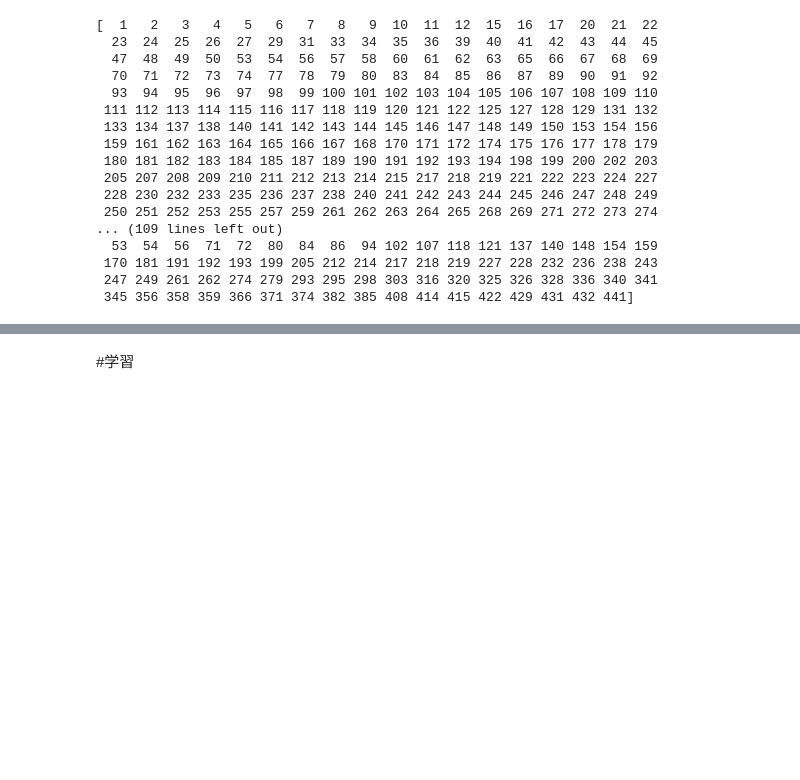
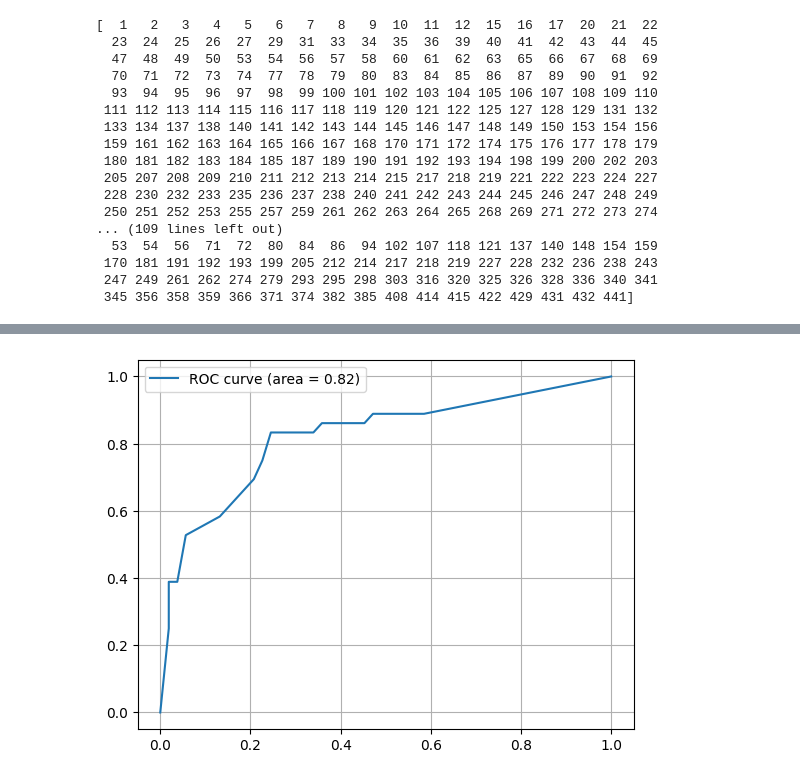
Before and after one commit to daipoon/competition_code, a Jupyter notebook: Titanic_Baseline.ipynb, the cells around one changed output, grey strips where cells are left out. Saved outputs shown, nothing was run; the diff lists cells and outputs as text; code cells hidden in the pictures; blank space fills up the shorter version.

```diff
--- a/Titanic_Baseline.ipynb
+++ b/Titanic_Baseline.ipynb
@@ -238,2 +250,0 @@ Early stopping, best iteration is:
-# %% [markdown]
-#学習
@@ -276 +251,10 @@ def visualize_importance(models, feat_train_df, file_name):
+# %%
+fpr, tpr, thresholds = metrics.roc_curve(y_val, val_pred)
+auc = metrics.auc(fpr, tpr)
+plt.plot(fpr, tpr, label='ROC curve (area = %.2f)'%auc)
+plt.legend()
+plt.grid()
+plt.show()
+# %% [output]
+[figure, added]
 # %%
```
Also changed, not shown: parts of 29 cells of this notebook.
